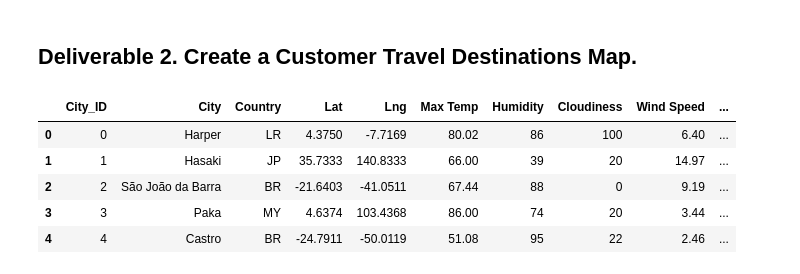
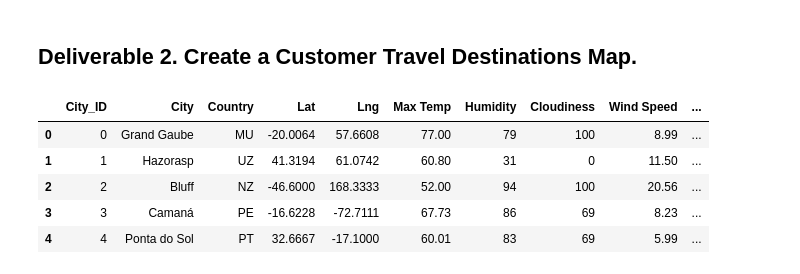
Before and after one commit to alicepopeye/WeatherPy, a Jupyter notebook: Vacation_Search/Vacation_Search.ipynb, the cells around one changed output. Saved outputs shown, nothing was run; the diff lists cells and outputs as text; code cells hidden in the pictures.

```diff
--- a/Vacation_Search/Vacation_Search.ipynb
+++ b/Vacation_Search/Vacation_Search.ipynb
@@ -14,17 +14,17 @@ from config import g_key
 gmaps.configure(api_key=g_key)
 # %%
 # 1. Import the WeatherPy_database.csv file.
-file_to_load ="C:\\Users\\alice\\Desktop\\BootCamp_DataAnaysis\\Practice_and_Challenge\\Module_6_Challenge\\Weather_Database\\WeatherPy_Database.csv"
+file_to_load ="C:\\Users\\alice\\Desktop\\BootCamp_DataAnaysis\\Practice_and_Challenge\\WeatherPy\\Weather_Database\\WeatherPy_Database.csv"
 
 city_data_df = pd.read_csv(file_to_load)
 city_data_df.head()
 # %% [output]
 |  | City_ID | City | Country | Lat | Lng | Max Temp | Humidity | Cloudiness | Wind Speed | ... |
-| 0 | 0 | Harper | LR | 4.3750 | -7.7169 | 80.02 | 86 | 100 | 6.40 | ... |
-| 1 | 1 | Hasaki | JP | 35.7333 | 140.8333 | 66.00 | 39 | 20 | 14.97 | ... |
-| 2 | 2 | São João da Barra | BR | -21.6403 | -41.0511 | 67.44 | 88 | 0 | 9.19 | ... |
-| 3 | 3 | Paka | MY | 4.6374 | 103.4368 | 86.00 | 74 | 20 | 3.44 | ... |
-| 4 | 4 | Castro | BR | -24.7911 | -50.0119 | 51.08 | 95 | 22 | 2.46 | ... |
+| 0 | 0 | Grand Gaube | MU | -20.0064 | 57.6608 | 77.00 | 79 | 100 | 8.99 | ... |
+| 1 | 1 | Hazorasp | UZ | 41.3194 | 61.0742 | 60.80 | 31 | 0 | 11.50 | ... |
+| 2 | 2 | Bluff | NZ | -46.6000 | 168.3333 | 52.00 | 94 | 100 | 20.56 | ... |
+| 3 | 3 | Camaná | PE | -16.6228 | -72.7111 | 67.73 | 86 | 69 | 8.23 | ... |
+| 4 | 4 | Ponta do Sol | PT | 32.6667 | -17.1000 | 60.01 | 83 | 69 | 5.99 | ... |
 # %%
 # 2. Prompt the user to enter minimum and maximum temperature criteria
 min_temp = float(input("What is the minimum temperature you would like for your trip? "))
```
Also changed, not shown: parts of 10 cells of this notebook, 3 other files.
